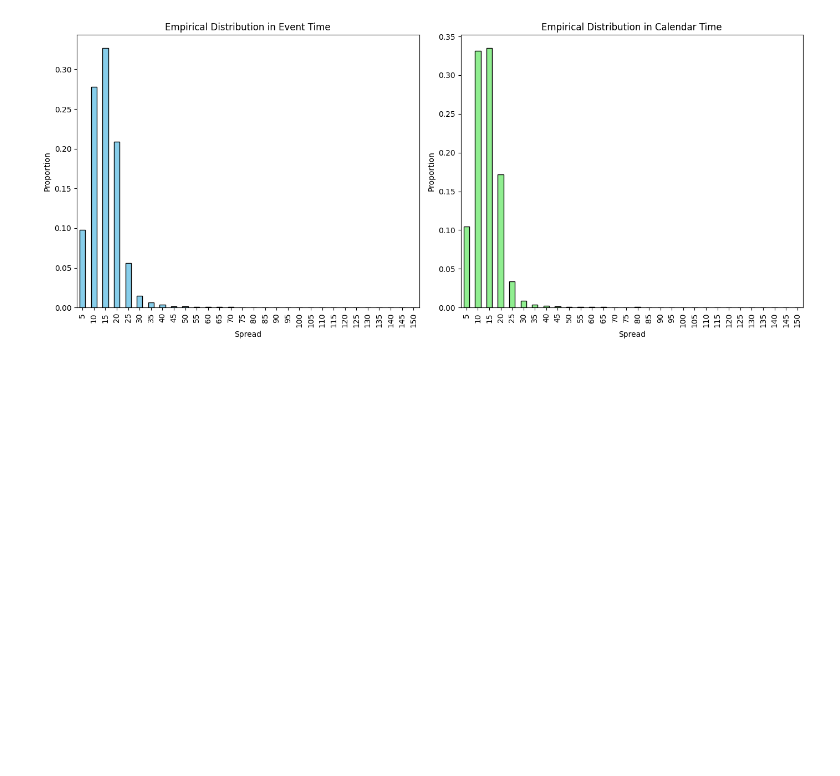
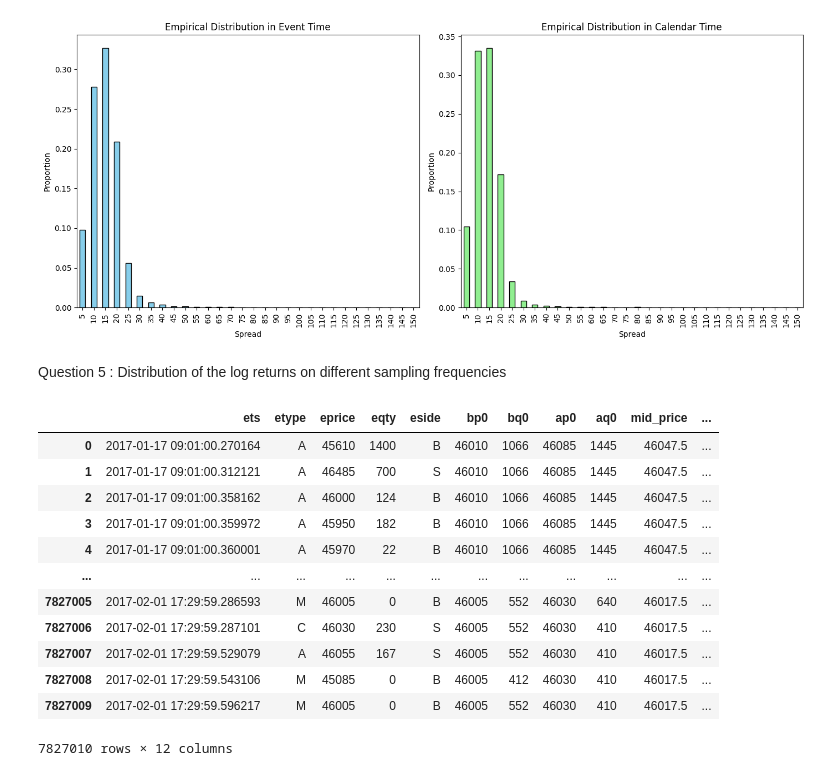
Before and after one commit to ethantrentin/High-Frequency-Data-Limit-Order-Books, a Jupyter notebook: DHF-LAB1-BOISTARD-ROCHE-TRENTIN.ipynb, the cells around one changed output. Cells and saved outputs as stored; diff of their text form; code cells hidden in the pictures; blank space fills up the shorter version.

```diff
--- a/DHF-LAB1-BOISTARD-ROCHE-TRENTIN.ipynb
+++ b/DHF-LAB1-BOISTARD-ROCHE-TRENTIN.ipynb
@@ -374,3 +384,23 @@ plt.tight_layout()
 plt.show()
 # %% [output]
 [figure]
+# %% [markdown]
+Question 5 : Distribution of the log returns on different sampling frequencies
+# %%
+# Question 5
+df_q5 = filename_df.copy()
+df_q5
+# %% [output]
+|  | ets | etype | eprice | eqty | eside | bp0 | bq0 | ap0 | aq0 | mid_price | ... |
+| 0 | 2017-01-17 09:01:00.270164 | A | 45610 | 1400 | B | 46010 | 1066 | 46085 | 1445 | 46047.5 | ... |
+| 1 | 2017-01-17 09:01:00.312121 | A | 46485 | 700 | S | 46010 | 1066 | 46085 | 1445 | 46047.5 | ... |
+| 2 | 2017-01-17 09:01:00.358162 | A | 46000 | 124 | B | 46010 | 1066 | 46085 | 1445 | 46047.5 | ... |
+| 3 | 2017-01-17 09:01:00.359972 | A | 45950 | 182 | B | 46010 | 1066 | 46085 | 1445 | 46047.5 | ... |
+| 4 | 2017-01-17 09:01:00.360001 | A | 45970 | 22 | B | 46010 | 1066 | 46085 | 1445 | 46047.5 | ... |
+| ... | ... | ... | ... | ... | ... | ... | ... | ... | ... | ... | ... |
+| 7827005 | 2017-02-01 17:29:59.286593 | M | 46005 | 0 | B | 46005 | 552 | 46030 | 640 | 46017.5 | ... |
+| 7827006 | 2017-02-01 17:29:59.287101 | C | 46030 | 230 | S | 46005 | 552 | 46030 | 410 | 46017.5 | ... |
+| 7827007 | 2017-02-01 17:29:59.529079 | A | 46055 | 167 | S | 46005 | 552 | 46030 | 410 | 46017.5 | ... |
+| 7827008 | 2017-02-01 17:29:59.543106 | M | 45085 | 0 | B | 46005 | 412 | 46030 | 410 | 46017.5 | ... |
+| 7827009 | 2017-02-01 17:29:59.596217 | M | 46005 | 0 | B | 46005 | 552 | 46030 | 410 | 46017.5 | ... |
+7827010 rows × 12 columns
```
Also changed, not shown: parts of 4 cells of this notebook.
